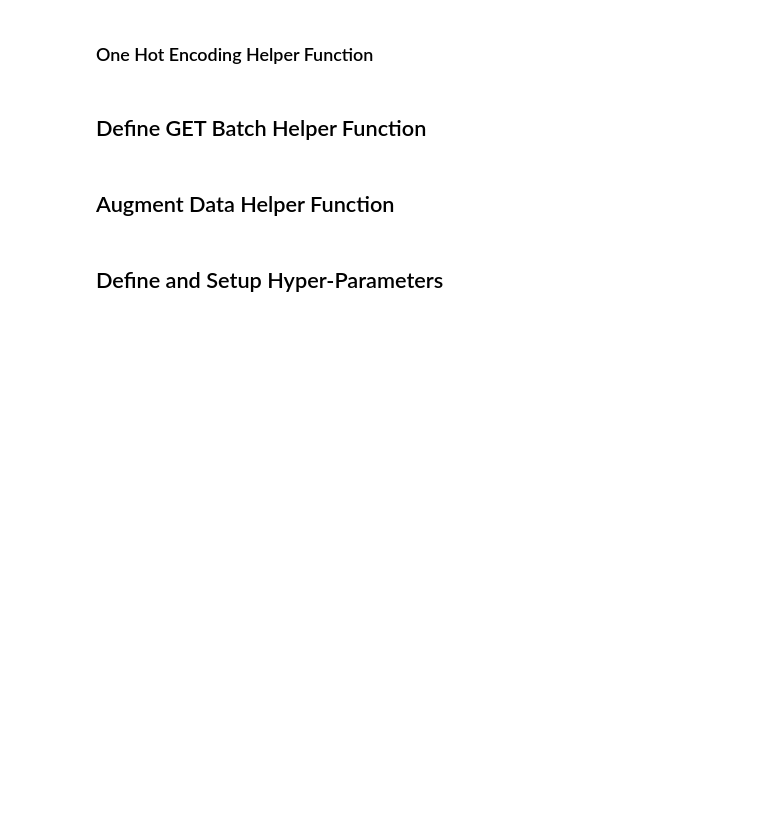
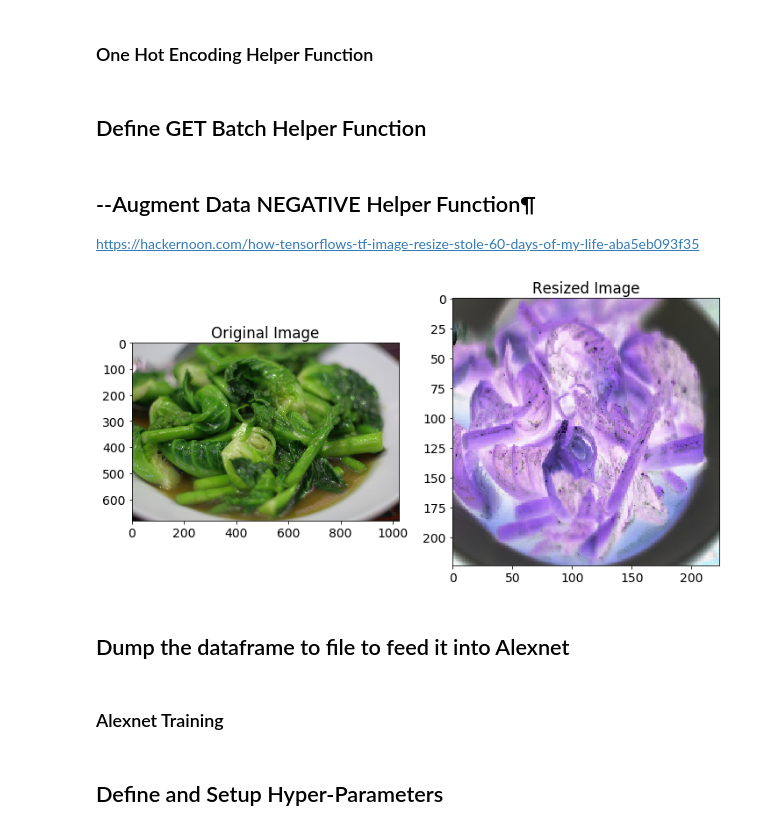
Before and after one commit to shbharath/AI-Food-Classification, a Jupyter notebook: Food-Classification-Training.ipynb, the cells around one changed output. Cells and saved outputs as stored; diff of their text form; code cells hidden in the pictures; blank space fills up the shorter version.

Commit message:
Basic Alexnet Working -- needs some code cleanup

```diff
--- a/Food-Classification-Training.ipynb
+++ b/Food-Classification-Training.ipynb
@@ -71,26 +71,44 @@ def getbatch(data_in, batchsize=32):
         label_out = [data_in.Label[i] for i in randindex]
         one_hot_encoded_label_out = onehotencoder(label_out)
         yield (image_path_out, one_hot_encoded_label_out)
-# %% [markdown]
-## Augment Data Helper Function
+# %% [markdown]
+## --Augment Data NEGATIVE Helper Function¶
+
+https://hackernoon.com/how-tensorflows-tf-image-resize-stole-60-days-of-my-life-aba5eb093f35
 # %%
-
+import matplotlib
+import matplotlib.pyplot as plt
 IMAGE_SIZE = 224
 
-def tf_resize_images(X_img_file_paths):
+def tf_resize_images(X_img_file_paths, size=IMAGE_SIZE):
     X_data = []
-    tf.reset_default_graph()
+    #tf.reset_default_graph()
     X = tf.placeholder(tf.float32, (None, None, 3))
-    tf_img = tf.image.resize_images(X, (IMAGE_SIZE, IMAGE_SIZE),
-                                    tf.image.ResizeMethod.NEAREST_NEIGHBOR)
+    tf_img = tf.image.resize_images(X, (size, size), tf.image.ResizeMethod.NEAREST_NEIGHBOR)
     with tf.Session() as sess:
         sess.run(tf.global_variables_initializer())
 
         # Each image is resized individually as different image may be of different size.
         for index, file_path in enumerate(X_img_file_paths):
             img = mpimg.imread(file_path)[:, :, :3] # Do not read alpha channel.
             resized_img = sess.run(tf_img, feed_dict = {X: img})
             X_data.append(resized_img)
 
     X_data = np.array(X_data, dtype = np.float32) # Convert to numpy
     return X_data
+
+X_img_paths, Y_Labels = next(getbatch(train_data))
+X_imgs = tf_resize_images(X_img_paths)
+
+matplotlib.rcParams.update({'font.size': 14})
+
+fig, ax = plt.subplots(figsize = (12, 12))
+plt.subplot(1, 2, 1)
+plt.imshow(mpimg.imread(X_img_paths[4])[:,:,:3])
+plt.title('Original Image')
+plt.subplot(1, 2, 2)
+plt.imshow(X_imgs[4])
+plt.title('Resized Image')
+plt.show()
+# %% [output]
+[figure, added]
@@ -96,0 +118,2 @@ def tf_resize_images(X_img_file_paths):
+# %% [markdown]
+## Dump the dataframe to file to feed it into Alexnet
@@ -97,2 +124,4 @@ def tf_resize_images(X_img_file_paths):
+# %% [markdown]
+### Alexnet Training
 # %% [markdown]
 ## Define and Setup  Hyper-Parameters
```
Also changed, not shown: parts of 3 cells of this notebook, 2 other files.
